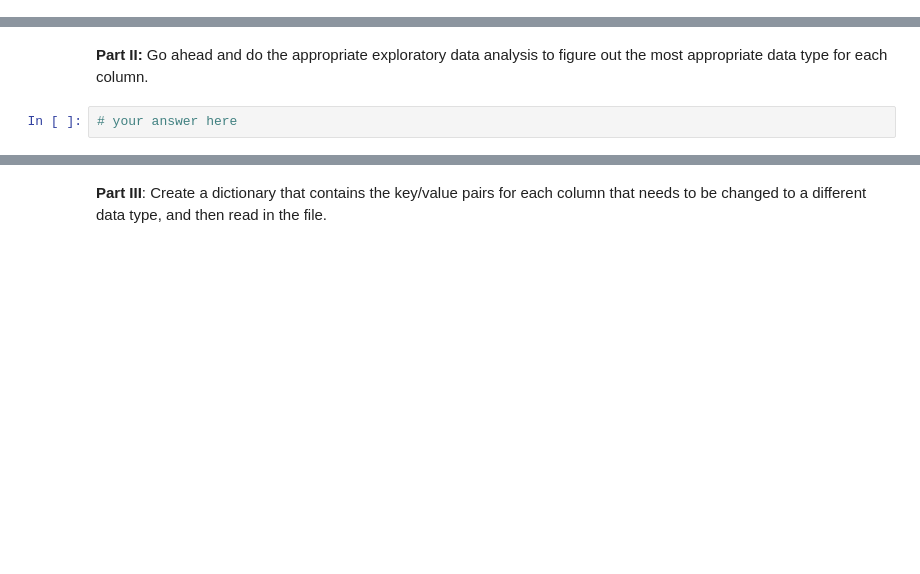
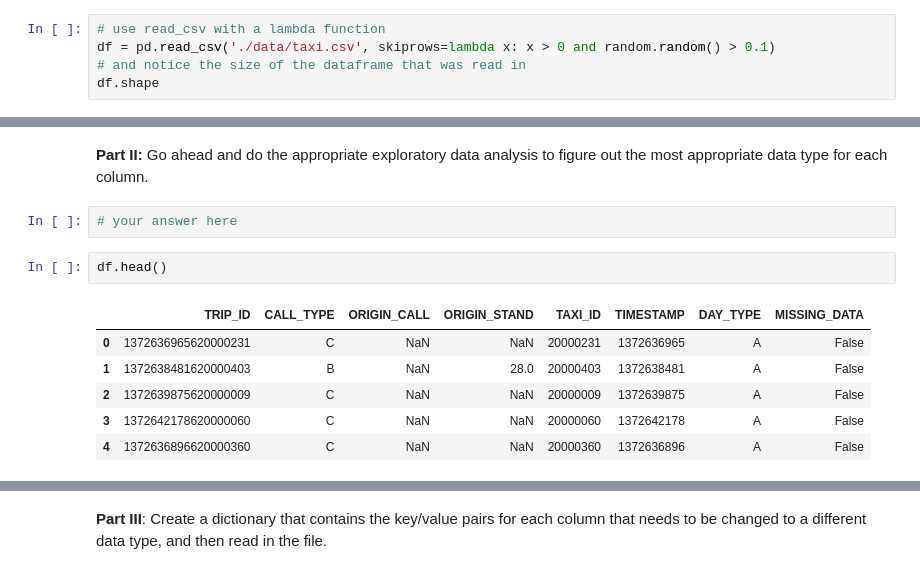
Before and after one commit to Lothdyn/my-1019-repo, a Jupyter notebook: Homework/Unit2/project-eda-downcasting-streaming_sinkis.ipynb, the cells around one changed output, grey strips where cells are left out. Cells and saved outputs as stored; diff of their text form; blank space fills up the shorter version.

```diff
--- a/Homework/Unit2/project-eda-downcasting-streaming_sinkis.ipynb
+++ b/Homework/Unit2/project-eda-downcasting-streaming_sinkis.ipynb
@@ -586,0 +638,5 @@ It records information about every taxi ride given by a particular company for a
+# %%
+# use read_csv with a lambda function
+df = pd.read_csv('./data/taxi.csv', skiprows=lambda x: x > 0 and random.random() > 0.1)
+# and notice the size of the dataframe that was read in
+df.shape
@@ -588,3 +683,12 @@ It records information about every taxi ride given by a particular company for a
 **Part II:** Go ahead and do the appropriate exploratory data analysis to figure out the most appropriate data type for each column.
 # %%
 # your answer here
+# %%
+df.head()
+# %% [output]
+|  | TRIP_ID | CALL_TYPE | ORIGIN_CALL | ORIGIN_STAND | TAXI_ID | TIMESTAMP | DAY_TYPE | MISSING_DATA |
+| 0 | 1372636965620000231 | C | NaN | NaN | 20000231 | 1372636965 | A | False |
+| 1 | 1372638481620000403 | B | NaN | 28.0 | 20000403 | 1372638481 | A | False |
+| 2 | 1372639875620000009 | C | NaN | NaN | 20000009 | 1372639875 | A | False |
+| 3 | 1372642178620000060 | C | NaN | NaN | 20000060 | 1372642178 | A | False |
+| 4 | 1372636896620000360 | C | NaN | NaN | 20000360 | 1372636896 | A | False |
```
Also changed, not shown: parts of 40 cells of this notebook.
